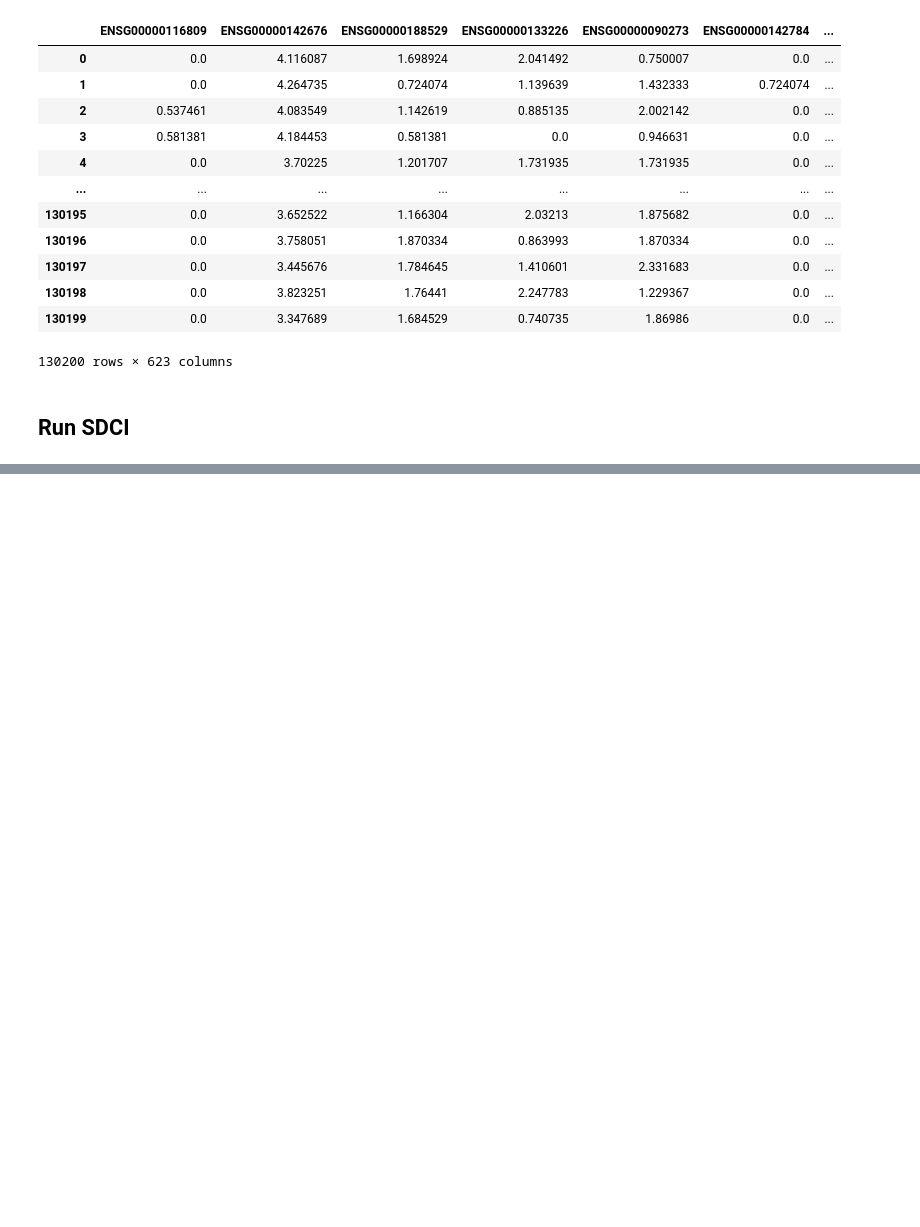
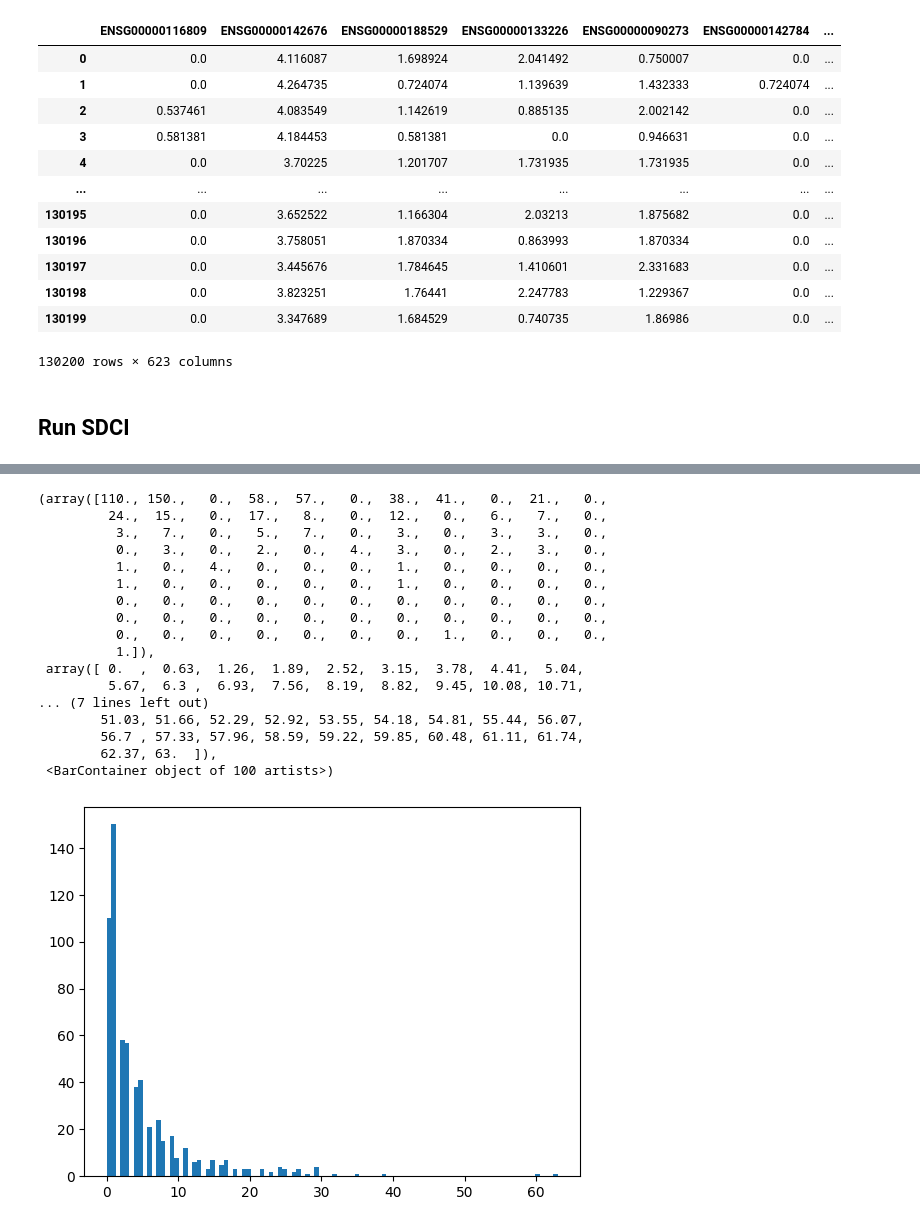
Before and after one commit to azizilab/sdcd, a Jupyter notebook: notebooks/Perturb-seq Analysis.ipynb, the cells around one changed output, grey strips where cells are left out. Cells and saved outputs as stored; diff of their text form; code cells hidden in the pictures; blank space fills up the shorter version.

```diff
--- a/notebooks/Perturb-seq Analysis.ipynb
+++ b/notebooks/Perturb-seq Analysis.ipynb
@@ -82,0 +348,2 @@ np.savetext("/home/justinhong/results/cb_perturb_seq_adj_mtx.csv", adj_mtx, deli
+# %%
+thresh_adj_mtx = (unthresh_adj_mtx > 3e-2).astype(int)
@@ -82,0 +355,22 @@ np.savetext("/home/justinhong/results/cb_perturb_seq_adj_mtx.csv", adj_mtx, deli
+# %%
+# dist of num of children
+plt.hist(thresh_adj_mtx.sum(axis=1), bins=100)
+# %% [output]
+(array([110., 150.,   0.,  58.,  57.,   0.,  38.,  41.,   0.,  21.,   0.,
+         24.,  15.,   0.,  17.,   8.,   0.,  12.,   0.,   6.,   7.,   0.,
+          3.,   7.,   0.,   5.,   7.,   0.,   3.,   0.,   3.,   3.,   0.,
+          0.,   3.,   0.,   2.,   0.,   4.,   3.,   0.,   2.,   3.,   0.,
+          1.,   0.,   4.,   0.,   0.,   0.,   1.,   0.,   0.,   0.,   0.,
+          1.,   0.,   0.,   0.,   0.,   0.,   1.,   0.,   0.,   0.,   0.,
+          0.,   0.,   0.,   0.,   0.,   0.,   0.,   0.,   0.,   0.,   0.,
+          0.,   0.,   0.,   0.,   0.,   0.,   0.,   0.,   0.,   0.,   0.,
+          0.,   0.,   0.,   0.,   0.,   0.,   0.,   1.,   0.,   0.,   0.,
+          1.]),
+ array([ 0.  ,  0.63,  1.26,  1.89,  2.52,  3.15,  3.78,  4.41,  5.04,
+         5.67,  6.3 ,  6.93,  7.56,  8.19,  8.82,  9.45, 10.08, 10.71,
+... (7 lines left out)
+        51.03, 51.66, 52.29, 52.92, 53.55, 54.18, 54.81, 55.44, 56.07,
+        56.7 , 57.33, 57.96, 58.59, 59.22, 59.85, 60.48, 61.11, 61.74,
+        62.37, 63.  ]),
+ <BarContainer object of 100 artists>)
+[figure, added]
```
Also changed, not shown: parts of 37 cells of this notebook, 1 other file.
